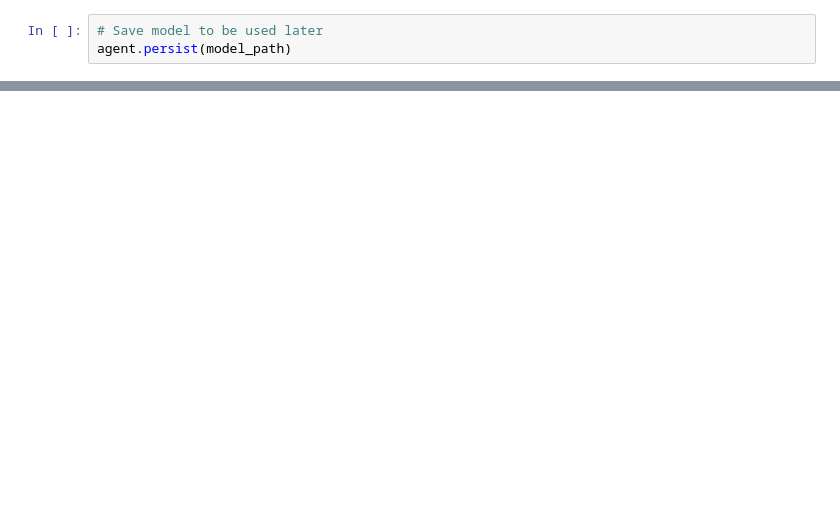
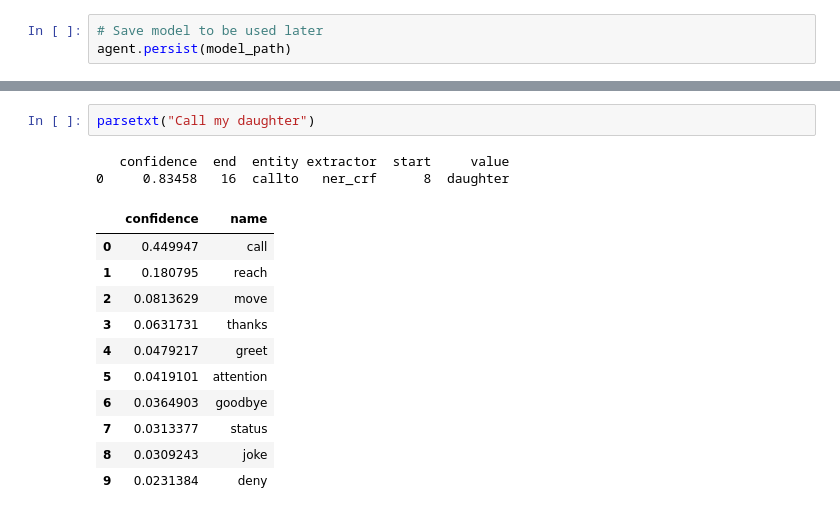
Before and after one commit to ArciAndres/NurseRobot, a Jupyter notebook: nursebot_dialog.ipynb, the cells around one changed output, grey strips where cells are left out. Cells and saved outputs as stored; diff of their text form; blank space fills up the shorter version.

```diff
--- a/nursebot_dialog.ipynb
+++ b/nursebot_dialog.ipynb
@@ -219,0 +185,16 @@ pd.DataFrame(pp['intent_ranking']).style.apply(lambda x: ['background: lightgree
+# %%
+parsetxt("Call my daughter")
+# %% [output]
+   confidence  end  entity extractor  start     value
+0     0.83458   16  callto   ner_crf      8  daughter
+|  | confidence | name |
+| 0 | 0.449947 | call |
+| 1 | 0.180795 | reach |
+| 2 | 0.0813629 | move |
+| 3 | 0.0631731 | thanks |
+| 4 | 0.0479217 | greet |
+| 5 | 0.0419101 | attention |
+| 6 | 0.0364903 | goodbye |
+| 7 | 0.0313377 | status |
+| 8 | 0.0309243 | joke |
+| 9 | 0.0231384 | deny |
```
Also changed, not shown: parts of 23 cells of this notebook, 18 other files.
